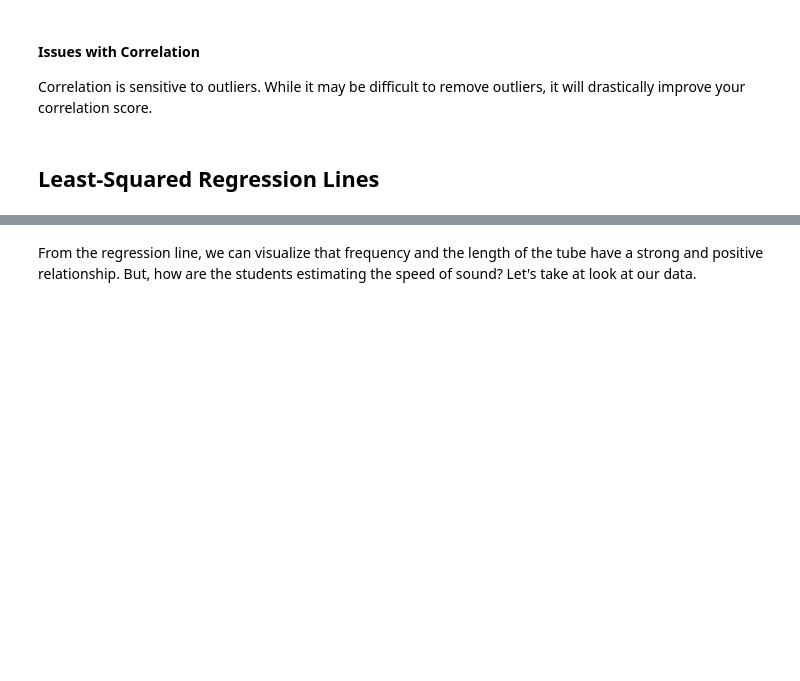
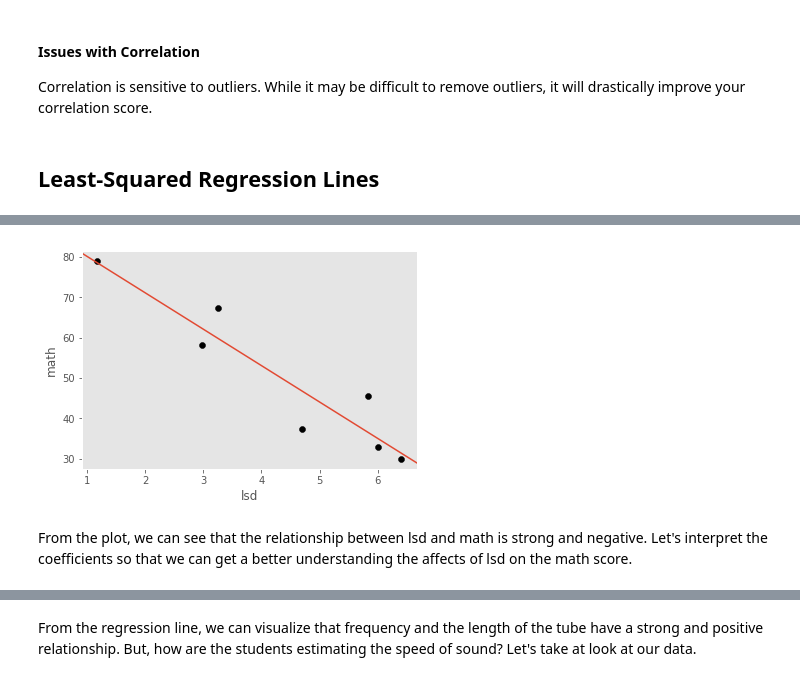
Before and after one commit to nicholasrusso/russoStat400, a Jupyter notebook: chapter1.ipynb, the cells around one changed output, grey strips where cells are left out. Drawn from its saved outputs; the diff is of its cells as text; code cells hidden in the pictures; blank space fills up the shorter version.

Commit message:
chapter 1 reorder

```diff
--- a/chapter1.ipynb
+++ b/chapter1.ipynb
@@ -22,7 +22,7 @@ __Salmon Learning Objectives__
 import pandas as pd
 from salmon import *
 %matplotlib inline
-data = pd.read_csv("data/chapter1/lsd.csv")
+lsd_data = pd.read_csv("data/chapter1/lsd.csv")
 # %% [markdown]
 ## Introduction
 The three main goals of linear regression are to describe a dataset, generate and predict future values, and analyze it. The following tutorials will guide you through linear regression topics related to these goals and will provide code examples using SALMON in Python. For this notebook, we will learn how to use simple linear regression to describe and investigate our dataset.
@@ -129,0 +133,10 @@ $$
+# %%
+lsd_explanatory = Q("lsd")
+math_response = Q("math")
+model = LinearModel(lsd_explanatory, math_response)
+model.fit(lsd_data)
+model.plot()
+# %% [output]
+[figure, added]
+# %% [markdown]
+From the plot, we can see that the relationship between lsd and math is strong and negative. Let's interpret the coefficients so that we can get a better understanding the affects of lsd on the math score.
```
Also changed, not shown: parts of 20 cells of this notebook.
